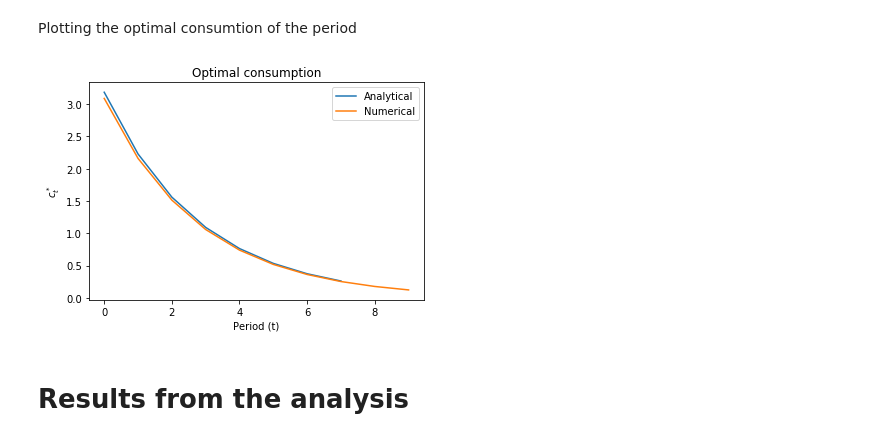
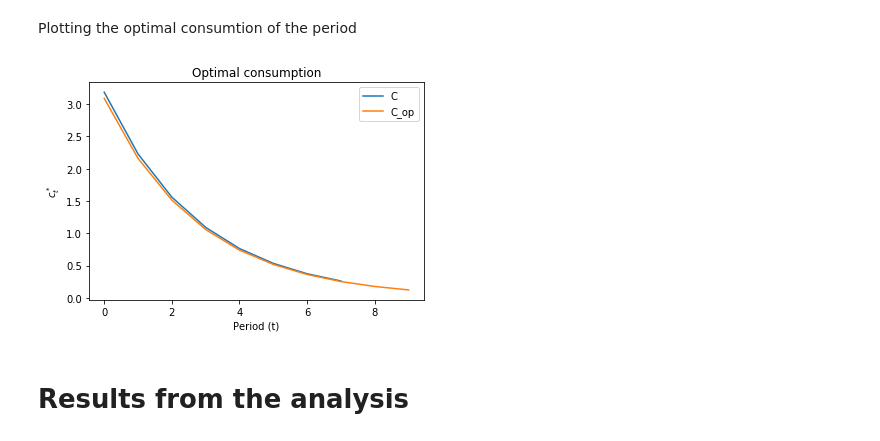
Before and after one commit to NumEconCopenhagen/projects-2020-zjr-hrv, a Jupyter notebook: modelproject/modelproject.ipynb, the cells around one changed output. Cells and saved outputs as stored; diff of their text form; code cells hidden in the pictures.

```diff
--- a/modelproject/modelproject.ipynb
+++ b/modelproject/modelproject.ipynb
@@ -159,14 +173,14 @@ Plotting the optimal consumtion of the period
 # %%
 palette = sns.color_palette("mako_r", 2)
 ax = sns.lineplot(data=c, hue="coherence", style="choice", palette=palette)
 ax = sns.lineplot(data=c_op, hue="coherence", style="choice", palette=palette)
 ax.set_title("Optimal consumption")
 ax.set_xlabel("Period (t)")
 ax.set_ylabel("$c^*_t$")
-ax.legend(['Analytical', 'Numerical'], loc='mid', shadow=False)
+ax.legend(['C', 'C_op'], loc='mid', shadow=False)
 plt.show()
 # %% [output]
-[figure, old version]
+[figure, new version]
 # %% [markdown]
 # Results from the analysis
 # %%
```
Also changed, not shown: parts of 7 cells of this notebook.
